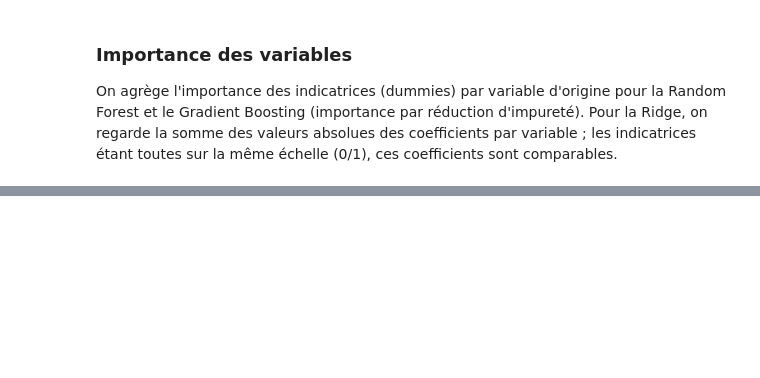
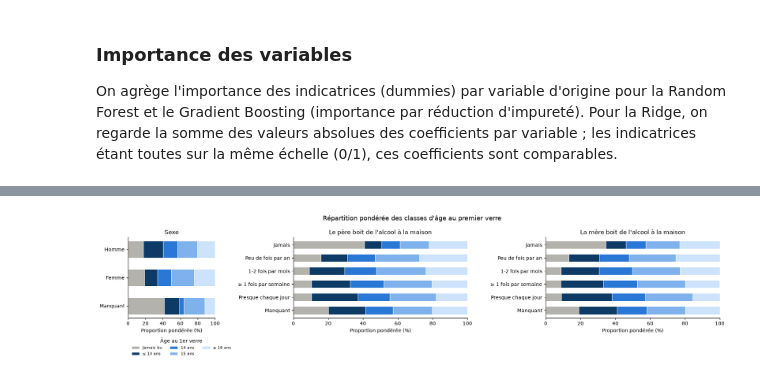
Before and after one commit to RaphaelCarrere/projet_apprentissage_supervise, a Jupyter notebook: projet.ipynb, the cells around one changed output, grey strips where cells are left out. Drawn from its saved outputs; the diff is of its cells as text; code cells hidden in the pictures; blank space fills up the shorter version.

```diff
--- a/projet.ipynb
+++ b/projet.ipynb
@@ -711,8 +767,8 @@ Préparation des modélisations
 X_cols = [
     col
     for col in df_clean.columns
-    if col not in ["Q19A", "pm17B", "A01", "Sexe_label", "Q08C"]
-]  # On écarte Q08C car non significative
+    if col not in ["Q19A", "pm17B", "A01", "Sexe_label"]
+]
 
 X_raw = df_clean[X_cols]
 y = df_clean["Q19A"]
@@ -1523,0 +1682,24 @@ Deux précautions de lecture :
+# %%
+# Répartition pondérée des classes d'âge selon le sexe et la consommation des parents
+couleurs_classes = ["#b4b2ac", "#0d3b66", "#2a78d6", "#7fb2ec", "#cde2fb"]
+
+fig, axes = plt.subplots(1, 3, figsize=(18, 4.5), gridspec_kw={"width_ratios": [1, 2, 2]})
+for ax, var in zip(axes, ["Q03", "B08A", "B08B"]):
+    profil = profil_pondere(var)
+    gauche = np.zeros(len(profil))
+    for classe, couleur in zip(ordre_classes, couleurs_classes):
+        ax.barh(profil.index, profil[classe], left=gauche, color=couleur, height=0.6,
+                label=classe, edgecolor="white", linewidth=0.8)
+        gauche += profil[classe].values
+    ax.set_title(labels_dict[var])
+    ax.set_xlabel("Proportion pondérée (%)")
+    ax.set_xlim(0, 100)
+    ax.invert_yaxis()
+    ax.spines[["top", "right"]].set_visible(False)
+axes[0].legend(title="Âge au 1er verre", fontsize=8, frameon=False,
+               loc="upper left", bbox_to_anchor=(0, -0.2), ncol=3)
+plt.suptitle("Répartition pondérée des classes d'âge au premier verre", fontsize=13)
+plt.tight_layout()
+plt.show()
+# %% [output]
+[figure, added]
```
Also changed, not shown: parts of 53 cells of this notebook.
